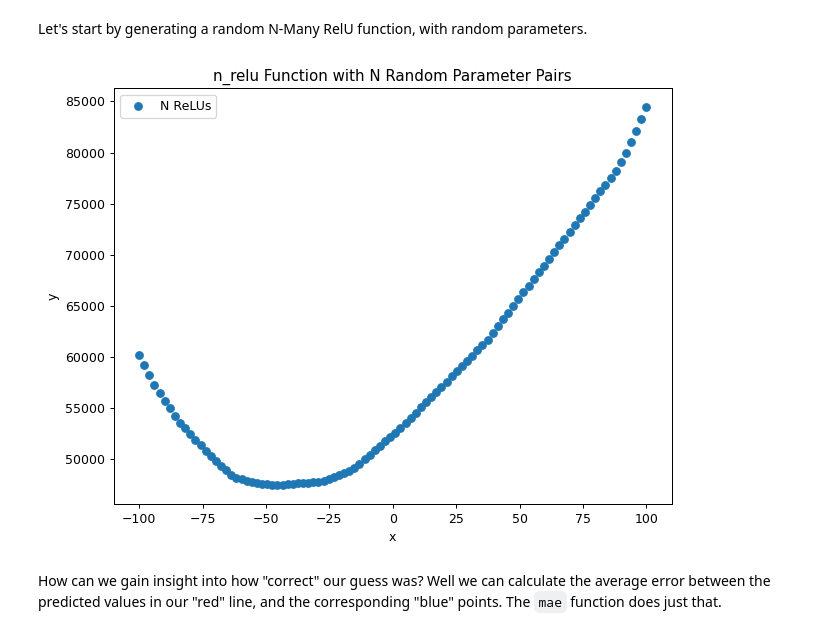
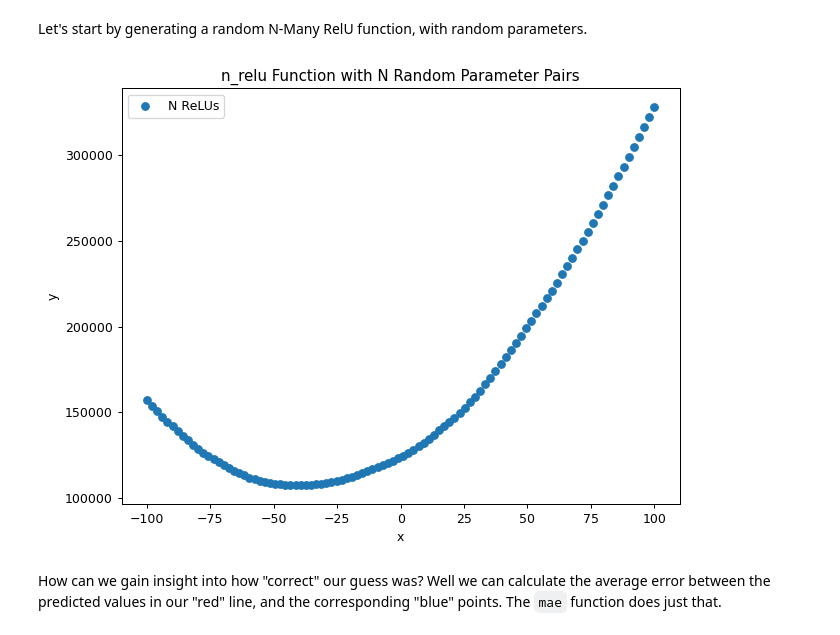
Before and after one commit to aceamarco/course22, a Jupyter notebook: lecture_new_data/04-how-does-a-neural-net-really-work.ipynb, the cells around one changed output. Drawn from its saved outputs; the diff is of its cells as text; code cells hidden in the pictures.

```diff
--- a/lecture_new_data/04-how-does-a-neural-net-really-work.ipynb
+++ b/lecture_new_data/04-how-does-a-neural-net-really-work.ipynb
@@ -220,34 +220,34 @@ Let's start by generating a random N-Many RelU function, with random parameters.
 # %%
 # Intantiate a n_relu function with N random parameter pairs
 
 def instantiate_n_relu(N, random_parameters=None):
     # Generate N random parameter pairs
     if random_parameters == None:
         random_parameters = torch.tensor([(random.uniform(-100, 100), random.uniform(-100, 100), random.uniform(-100, 100)) for _ in range(N)])
 
     # Create and return the n_relu function with the random parameters
     return lambda x: n_relu(*random_parameters, x=x)
 
 # Example usage:
-N = 20  # Set the desired number of ReLUs
+N = 100  # Set the desired number of ReLUs
 
 # Instantiate n_relu function with N random parameter pairs
 random_n_relu = instantiate_n_relu(N)
 
 def plot_n_relu(f):
     x_values = torch.linspace(-100, 100, 100)
     y_values = f(x_values)
 
     plt.figure(figsize=(8, 6))
     plt.scatter(x_values, y_values, label='N ReLUs')
     plt.title('n_relu Function with N Random Parameter Pairs')
     plt.xlabel('x')
     plt.ylabel('y')
     plt.legend()
 
 plot_n_relu(random_n_relu)
 # %% [output]
-[figure, old version]
+[figure, new version]
 # %% [markdown]
 How can we gain insight into how "correct" our guess was? Well we can calculate the average
 error between the predicted values in our "red" line, and the corresponding "blue" points.
```
Also changed, not shown: parts of 6 cells of this notebook.
